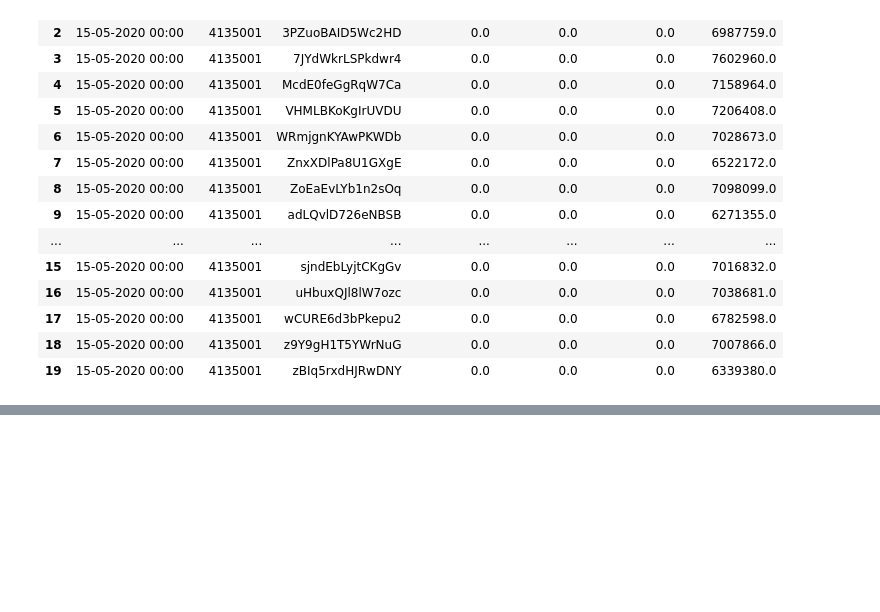
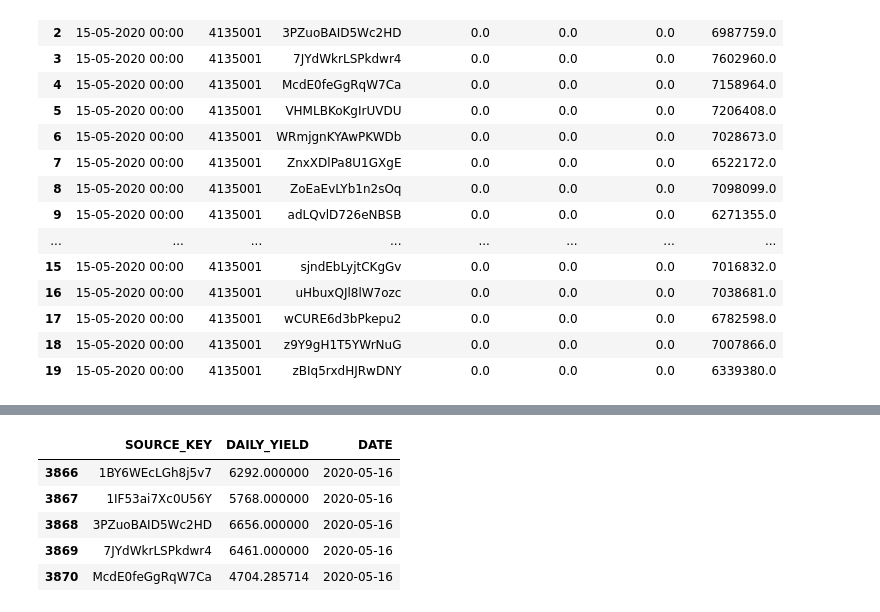
Before and after one commit to A-Wadhwani/ME597-Project, a Jupyter notebook: Solar_Power_data_cleaning.ipynb, the cells around one changed output, grey strips where cells are left out. Saved outputs shown, nothing was run; the diff lists cells and outputs as text; code cells hidden in the pictures; blank space fills up the shorter version.

```diff
--- a/Solar_Power_data_cleaning.ipynb
+++ b/Solar_Power_data_cleaning.ipynb
@@ -54,0 +64,9 @@ merged_data = []
+# %%
+data3.head()
+# %% [output]
+|  | SOURCE_KEY | DAILY_YIELD | DATE |
+| 3866 | 1BY6WEcLGh8j5v7 | 6292.000000 | 2020-05-16 |
+| 3867 | 1IF53ai7Xc0U56Y | 5768.000000 | 2020-05-16 |
+| 3868 | 3PZuoBAID5Wc2HD | 6656.000000 | 2020-05-16 |
+| 3869 | 7JYdWkrLSPkdwr4 | 6461.000000 | 2020-05-16 |
+| 3870 | McdE0feGgRqW7Ca | 4704.285714 | 2020-05-16 |
```
Also changed, not shown: parts of 6 cells of this notebook.
